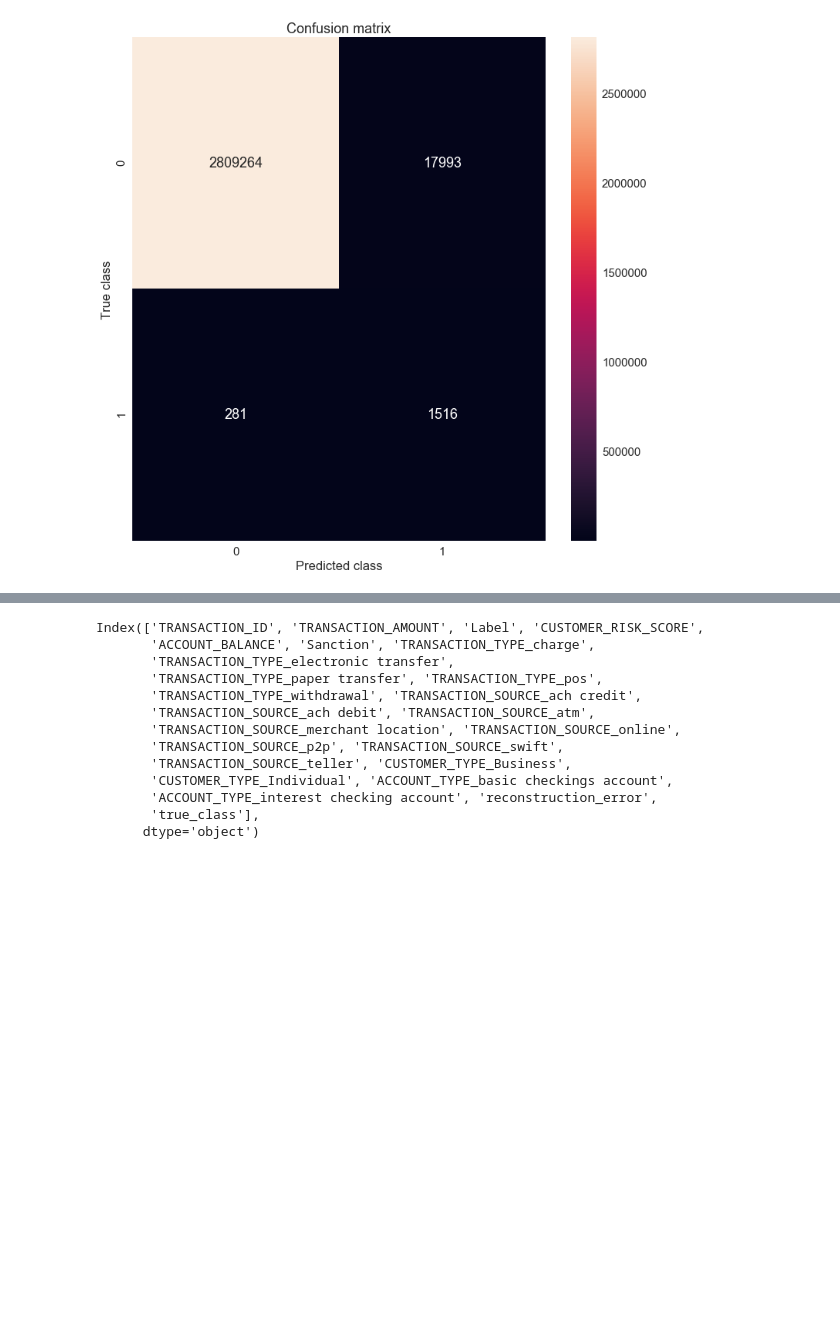
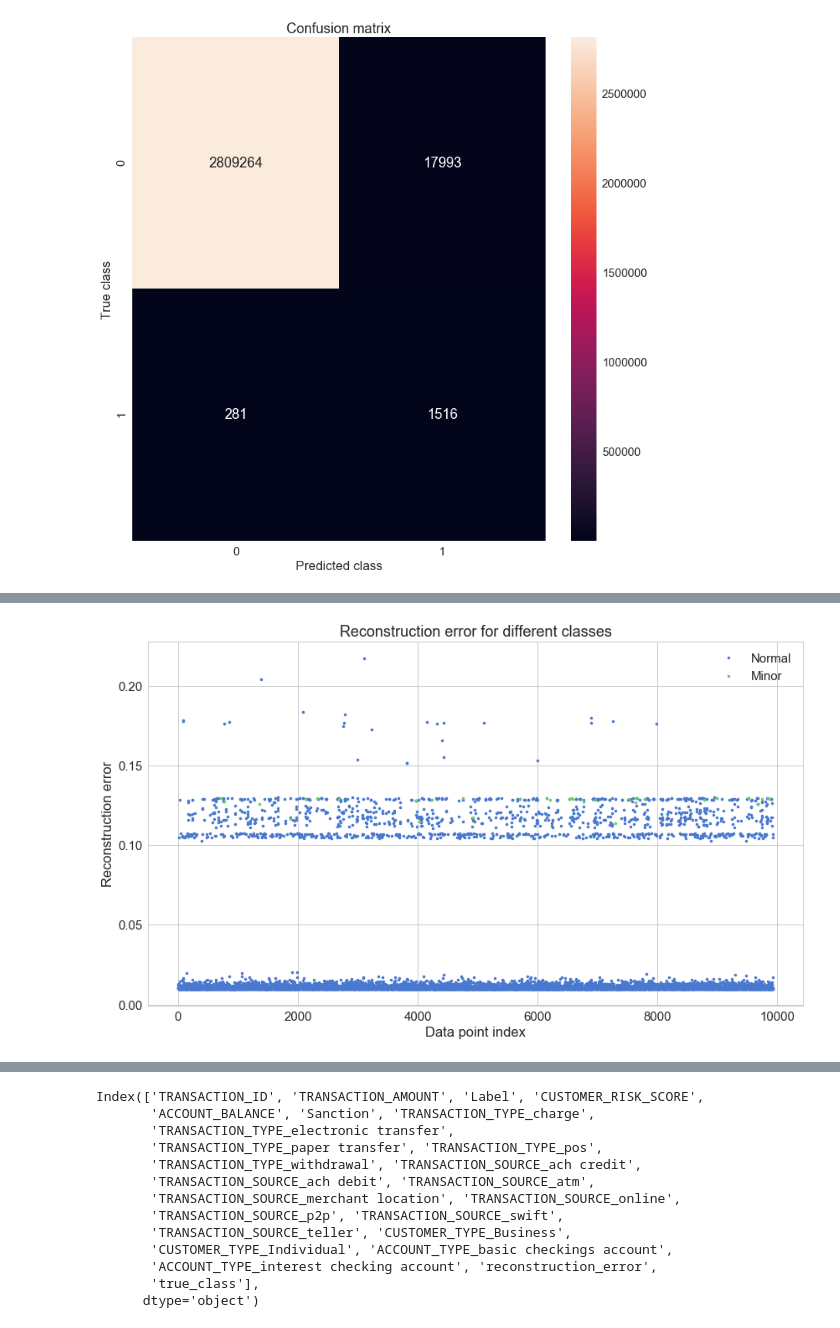
Before and after one commit to Charlio/anti-money-laundering, a Jupyter notebook: autoencoder-approach.ipynb, the cells around one changed output, grey strips where cells are left out. Saved outputs shown, nothing was run; the diff lists cells and outputs as text; code cells hidden in the pictures; blank space fills up the shorter version.

Commit message:
finish training of all 7 groups

```diff
--- a/autoencoder-approach.ipynb
+++ b/autoencoder-approach.ipynb
@@ -657,3 +657,13 @@ plt.xlabel('Predicted class')
 plt.show()
 # %% [output]
 [figure]
+# %%
+thresholds = [0, 0.05, 0.078, 0.125, 0.178, 0.195, 0.225, 0.25]
+
+cluster5 = error_df[(error_df.reconstruction_error >= 0.178) & (error_df.reconstruction_error < 0.195)]
+
+group5 = transactions.merge(cluster5, left_on='TRANSACTION_ID', right_on='id', how='inner')
+
+del group5['Unnamed: 0']
+del group5['id']
+group5.columns
@@ -659,0 +741,17 @@ plt.show()
+# %%
+nb_epoch = 3
+batch_size = 16
+checkpointer = ModelCheckpoint(filepath="model_small5.h5",
+                               verbose=0,
+                               save_best_only=True)
+tensorboard = TensorBoard(log_dir='./logs',
+                          histogram_freq=0,
+                          write_graph=True,
+                          write_images=True)
+history = autoencoder5.fit(reduce_group5_train, reduce_group5_train,
+                    epochs=nb_epoch,
+                    batch_size=batch_size,
+                    shuffle=True,
+                    validation_split=0.2,
+                    verbose=1,
+                    callbacks=[checkpointer, tensorboard]).history
@@ -659,0 +766,18 @@ plt.show()
+# %%
+predictions_group5 = autoencoder5.predict(reduce_group5_train)
+mse = np.mean(np.power(reduce_group5_train - predictions_group5, 2), axis=1)
+error_df_5 = pd.DataFrame({'reconstruction_error': mse, 'true_class': labels_group5})
+# %%
+groups = error_df_5.groupby('true_class')
+fig, ax = plt.subplots()
+
+for name, group in groups:
+    ax.plot(group.index, group.reconstruction_error, marker='o', ms=3.5, linestyle='',
+            label= "Minor" if name == 1 else "Normal")
+ax.legend()
+plt.title("Reconstruction error for different classes")
+plt.ylabel("Reconstruction error")
+plt.xlabel("Data point index")
+plt.show();
+# %% [output]
+[figure, added]
```
Also changed, not shown: parts of 16 cells of this notebook.
